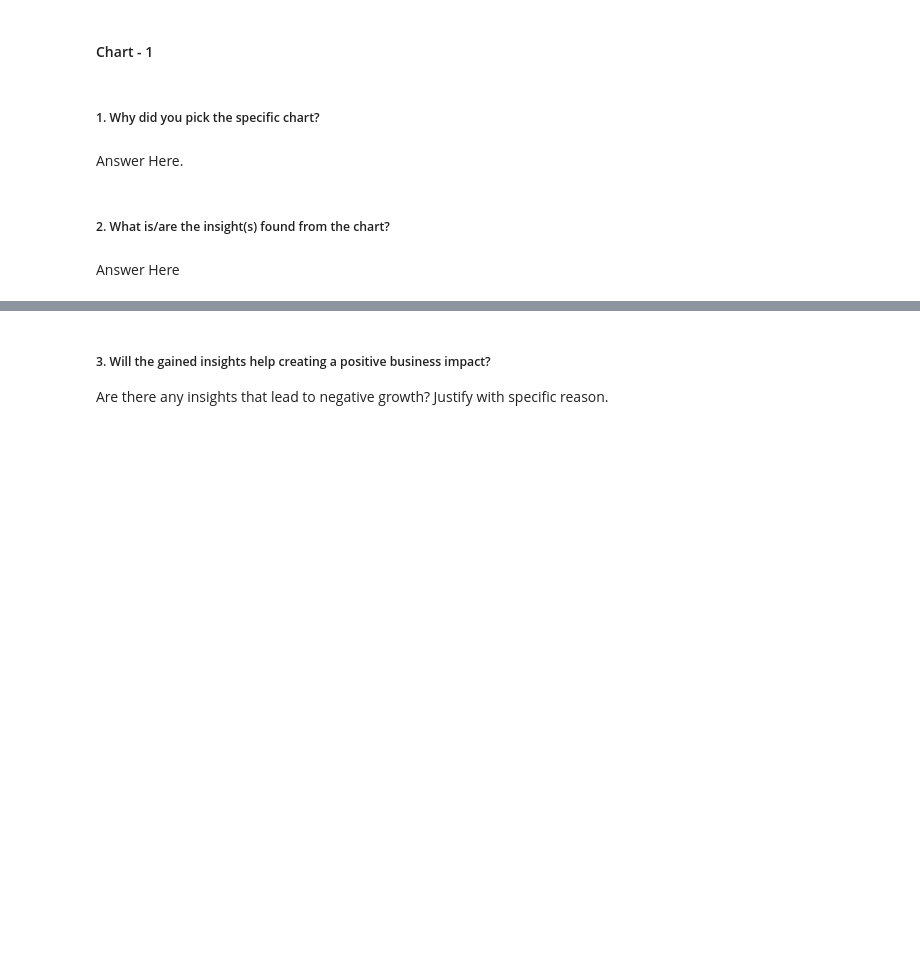
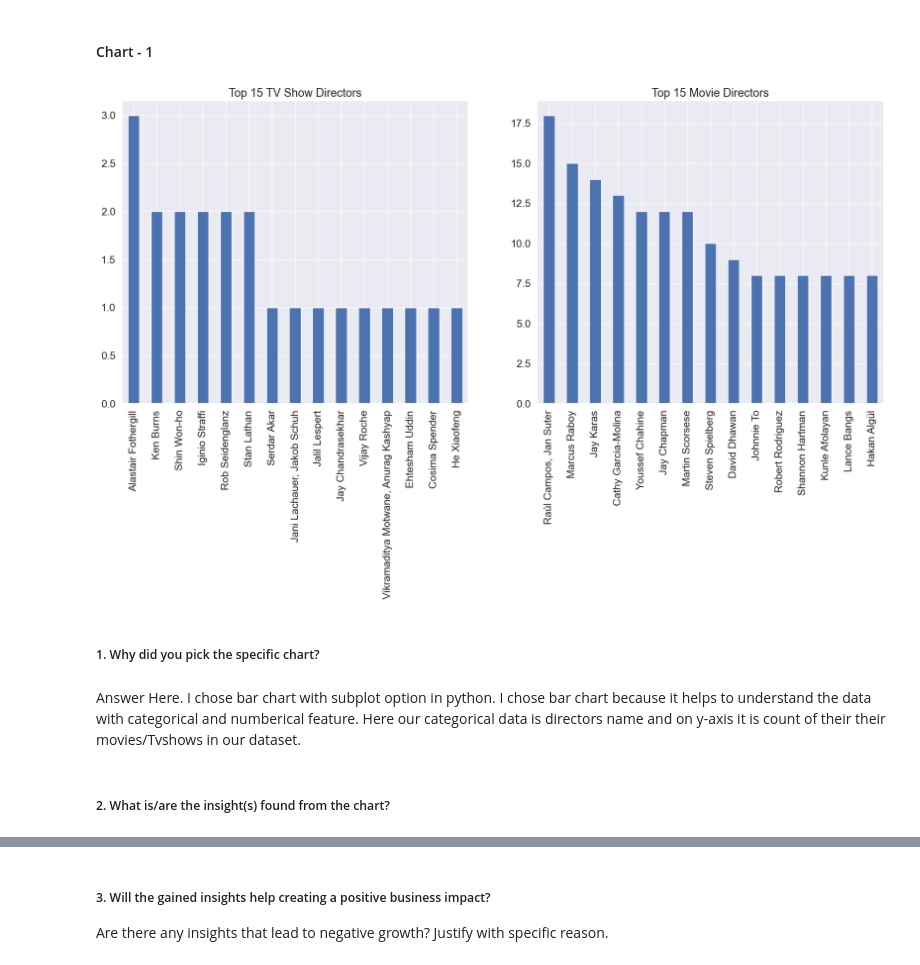
Before and after one commit to balaji-89/Netflix_Movies_Segmentation, a Jupyter notebook: Solution/netflix_clustering.ipynb, the cells around one changed output, grey strips where cells are left out. Saved outputs shown, nothing was run; the diff lists cells and outputs as text; code cells hidden in the pictures; blank space fills up the shorter version.

```diff
--- a/Solution/netflix_clustering.ipynb
+++ b/Solution/netflix_clustering.ipynb
@@ -299,2 +343,29 @@ Country :  38
+# %%
+# Write your code to make your dataset analysis ready.
+
+#changing date_added feature into pandas datetime
+
+def handle_date_added_feature(date_added_values):
+    fin_date = []
+    for date in date_added_values:
+        if pd.isna(date):
+            fin_date.append(np.nan)
+        else:
+            #extracting day
+            day = date.split()[1]
+            day = int(day[:-1])
+            #extracting month
+            month = date.split()[0]
+            month_map = {'January':1,'February':2,'March':3,'April':4,'May':5,'June':6,'July':7,'August':8,'September':9,'October':10,'November':11,'December':12}
+            month =  month_map[month]
+            #extracting year
+            year = date.split()[-1]
+            fin_date.append(f'{year}-{month}-{day}')
+    #returning as datetime
+    return pd.to_datetime(fin_date)
+# %%
+df['date_added'] =  handle_date_added_feature(df.date_added)
+# %%
+df['cast'] = df['cast'].apply(lambda x : np.nan if pd.isna(x) else x.split(','))
 # %% [markdown]
 ### What all manipulations have you done and insights you found?
@@ -309,8 +378,18 @@ Answer Here.
+# %%
+# Chart - 1 visualization code
+tv_show = df[df.type == 'TV Show']
+movie = df[df.type == 'Movie']
+
+
+fig, (ax1, ax2) = plt.subplots(1,2)
+tv_show.director.value_counts()[:15].plot(kind='bar',ax = ax1,title='Top 15 TV Show Directors',figsize = (20,8))
+movie.director.value_counts()[:15].plot(kind='bar',ax =ax2, title = 'Top 15 Movie Directors',figsize = (20,8))
+plt.show()
+# %% [output]
+[figure, added]
 # %% [markdown]
 ##### 1. Why did you pick the specific chart?
-# %% [markdown]
-Answer Here.
+# %% [markdown]
+Answer Here. I chose bar chart with subplot option in python. I chose bar chart because it helps to understand the data with categorical and numberical feature. Here our categorical data is directors name and on y-axis it is count of their their movies/Tvshows in our dataset.
 # %% [markdown]
 ##### 2. What is/are the insight(s) found from the chart?
-# %% [markdown]
-Answer Here
```
Also changed, not shown: parts of 144 cells of this notebook.
